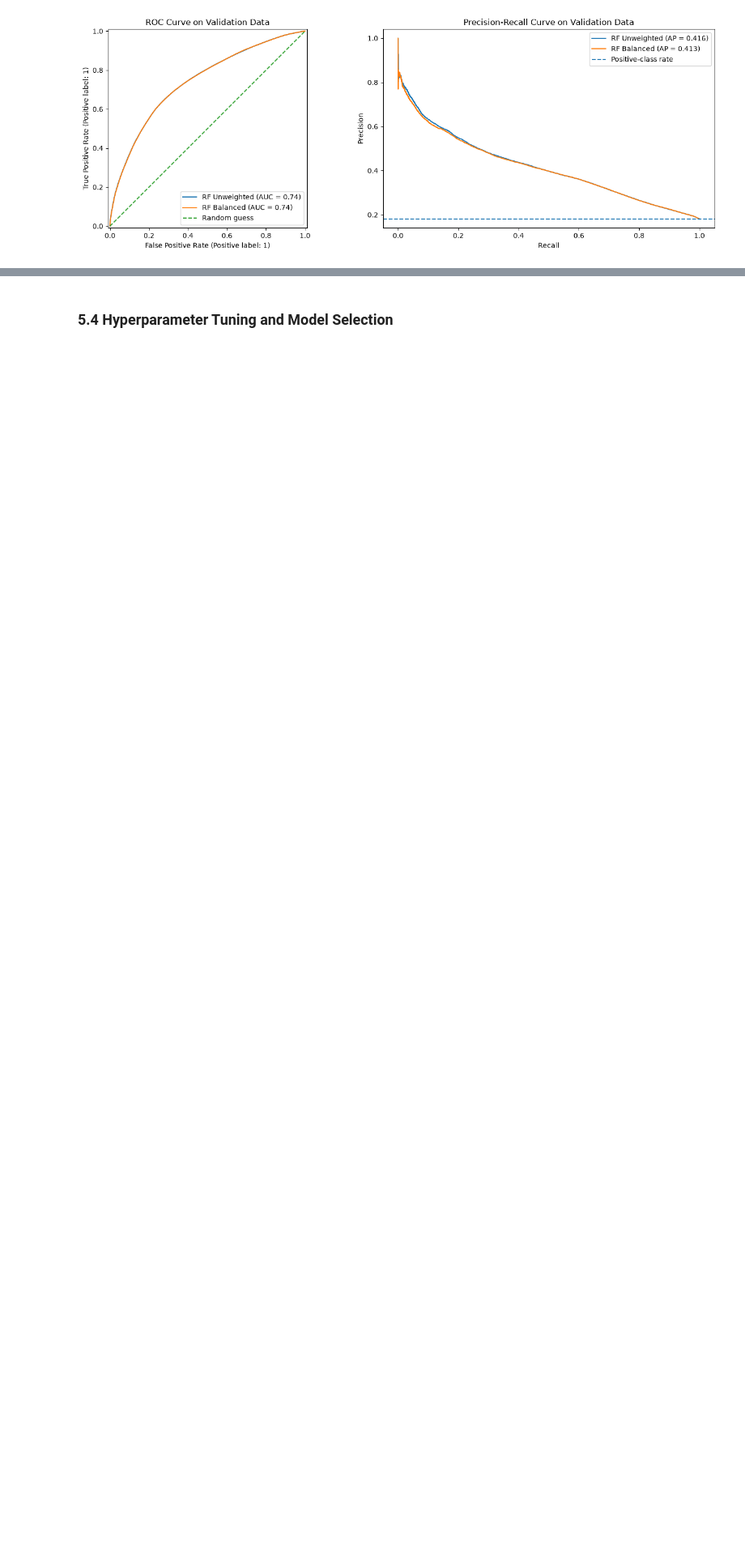
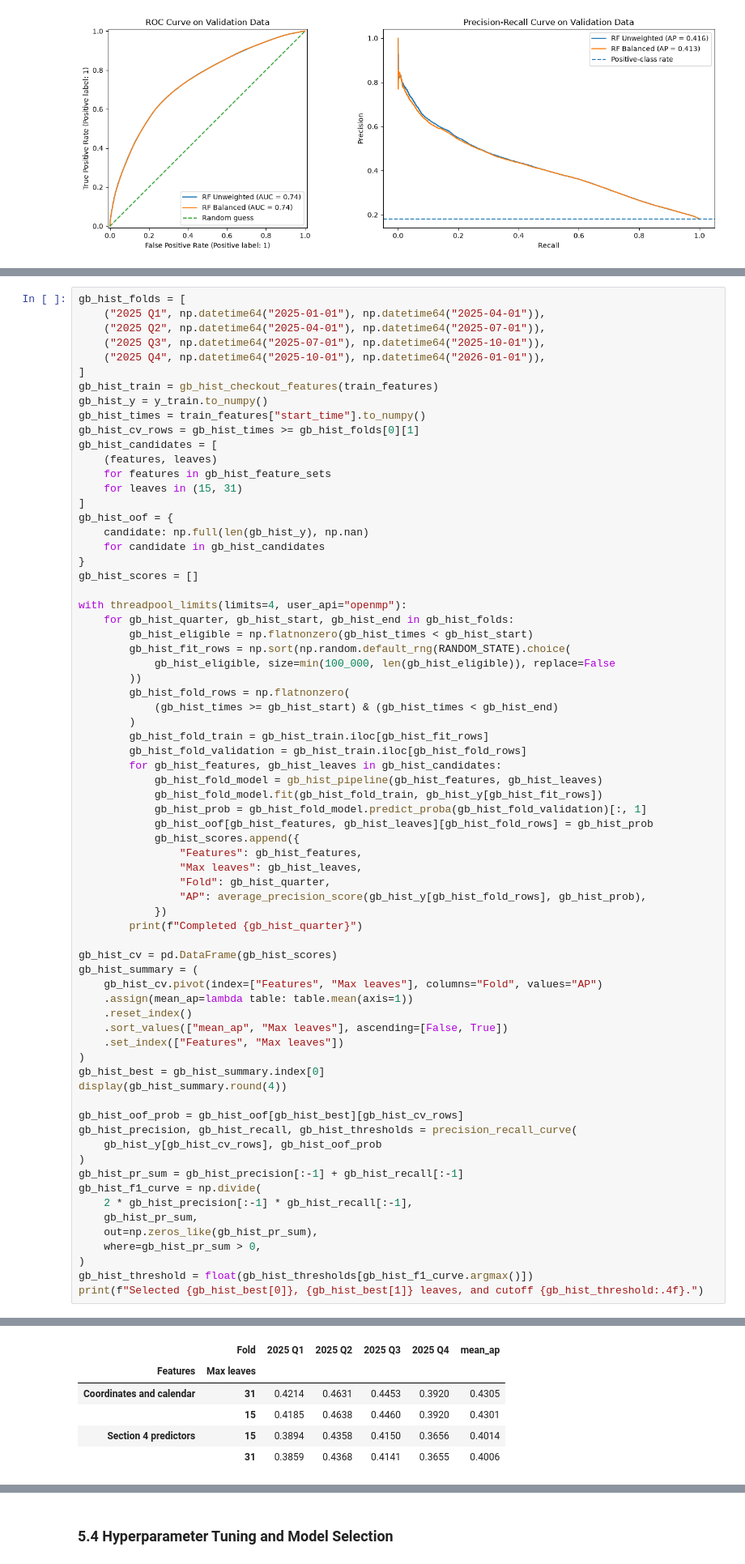
Before and after one commit to GeraintG/CIS_5450_Indigo_Data, a Jupyter notebook: indego_trips_analysis.ipynb, the cells around one changed output, grey strips where cells are left out. Shown at 81% size. Saved outputs shown, nothing was run; the diff lists cells and outputs as text; blank space fills up the shorter version.

```diff
--- a/indego_trips_analysis.ipynb
+++ b/indego_trips_analysis.ipynb
@@ -1752,0 +1573,71 @@ On the 2026 Q1–Q2 validation set, Gradient Boosting achieved an average precis
+# %%
+gb_hist_folds = [
+    ("2025 Q1", np.datetime64("2025-01-01"), np.datetime64("2025-04-01")),
+    ("2025 Q2", np.datetime64("2025-04-01"), np.datetime64("2025-07-01")),
+    ("2025 Q3", np.datetime64("2025-07-01"), np.datetime64("2025-10-01")),
+    ("2025 Q4", np.datetime64("2025-10-01"), np.datetime64("2026-01-01")),
+]
+gb_hist_train = gb_hist_checkout_features(train_features)
+gb_hist_y = y_train.to_numpy()
+gb_hist_times = train_features["start_time"].to_numpy()
+gb_hist_cv_rows = gb_hist_times >= gb_hist_folds[0][1]
+gb_hist_candidates = [
+    (features, leaves)
+    for features in gb_hist_feature_sets
+    for leaves in (15, 31)
+]
+gb_hist_oof = {
+    candidate: np.full(len(gb_hist_y), np.nan)
+    for candidate in gb_hist_candidates
+}
+gb_hist_scores = []
+
+with threadpool_limits(limits=4, user_api="openmp"):
+    for gb_hist_quarter, gb_hist_start, gb_hist_end in gb_hist_folds:
+        gb_hist_eligible = np.flatnonzero(gb_hist_times < gb_hist_start)
+        gb_hist_fit_rows = np.sort(np.random.default_rng(RANDOM_STATE).choice(
+            gb_hist_eligible, size=min(100_000, len(gb_hist_eligible)), replace=False
+        ))
+        gb_hist_fold_rows = np.flatnonzero(
+            (gb_hist_times >= gb_hist_start) & (gb_hist_times < gb_hist_end)
+        )
+        gb_hist_fold_train = gb_hist_train.iloc[gb_hist_fit_rows]
+        gb_hist_fold_validation = gb_hist_train.iloc[gb_hist_fold_rows]
+        for gb_hist_features, gb_hist_leaves in gb_hist_candidates:
+            gb_hist_fold_model = gb_hist_pipeline(gb_hist_features, gb_hist_leaves)
+            gb_hist_fold_model.fit(gb_hist_fold_train, gb_hist_y[gb_hist_fit_rows])
+            gb_hist_prob = gb_hist_fold_model.predict_proba(gb_hist_fold_validation)[:, 1]
+            gb_hist_oof[gb_hist_features, gb_hist_leaves][gb_hist_fold_rows] = gb_hist_prob
+            gb_hist_scores.append({
+                "Features": gb_hist_features,
+                "Max leaves": gb_hist_leaves,
+                "Fold": gb_hist_quarter,
+                "AP": average_precision_score(gb_hist_y[gb_hist_fold_rows], gb_hist_prob),
+            })
+        print(f"Completed {gb_hist_quarter}")
+
+gb_hist_cv = pd.DataFrame(gb_hist_scores)
+gb_hist_summary = (
+    gb_hist_cv.pivot(index=["Features", "Max leaves"], columns="Fold", values="AP")
+    .assign(mean_ap=lambda table: table.mean(axis=1))
+    .reset_index()
+    .sort_values(["mean_ap", "Max leaves"], ascending=[False, True])
+    .set_index(["Features", "Max leaves"])
+)
+gb_hist_best = gb_hist_summary.index[0]
+display(gb_hist_summary.round(4))
+
+gb_hist_oof_prob = gb_hist_oof[gb_hist_best][gb_hist_cv_rows]
+gb_hist_precision, gb_hist_recall, gb_hist_thresholds = precision_recall_curve(
+    gb_hist_y[gb_hist_cv_rows], gb_hist_oof_prob
+)
+gb_hist_pr_sum = gb_hist_precision[:-1] + gb_hist_recall[:-1]
+gb_hist_f1_curve = np.divide(
+    2 * gb_hist_precision[:-1] * gb_hist_recall[:-1],
+    gb_hist_pr_sum,
+    out=np.zeros_like(gb_hist_pr_sum),
+    where=gb_hist_pr_sum > 0,
+)
+gb_hist_threshold = float(gb_hist_thresholds[gb_hist_f1_curve.argmax()])
+print(f"Selected {gb_hist_best[0]}, {gb_hist_best[1]} leaves, and cutoff {gb_hist_threshold:.4f}.")
+# %% [output]
@@ -1752,0 +1648,6 @@ On the 2026 Q1–Q2 validation set, Gradient Boosting achieved an average precis
+|  | Fold | 2025 Q1 | 2025 Q2 | 2025 Q3 | 2025 Q4 | mean_ap |
+| Features | Max leaves |  |  |  |  |  |
+| Coordinates and calendar | 31 | 0.4214 | 0.4631 | 0.4453 | 0.3920 | 0.4305 |
+|  | 15 | 0.4185 | 0.4638 | 0.4460 | 0.3920 | 0.4301 |
+| Section 4 predictors | 15 | 0.3894 | 0.4358 | 0.4150 | 0.3656 | 0.4014 |
+|  | 31 | 0.3859 | 0.4368 | 0.4141 | 0.3655 | 0.4006 |
```
Also changed, not shown: parts of 20 cells of this notebook.
